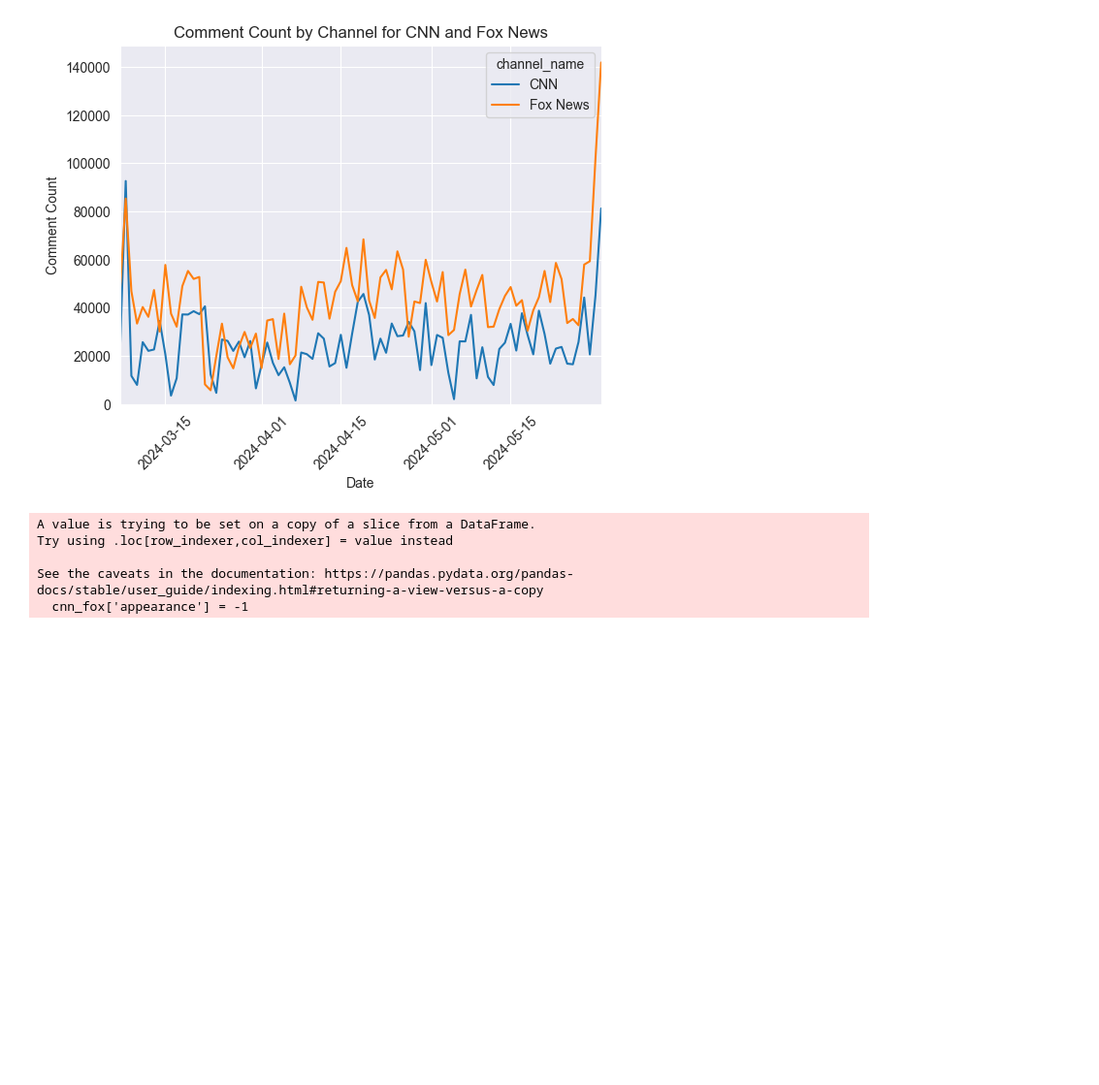
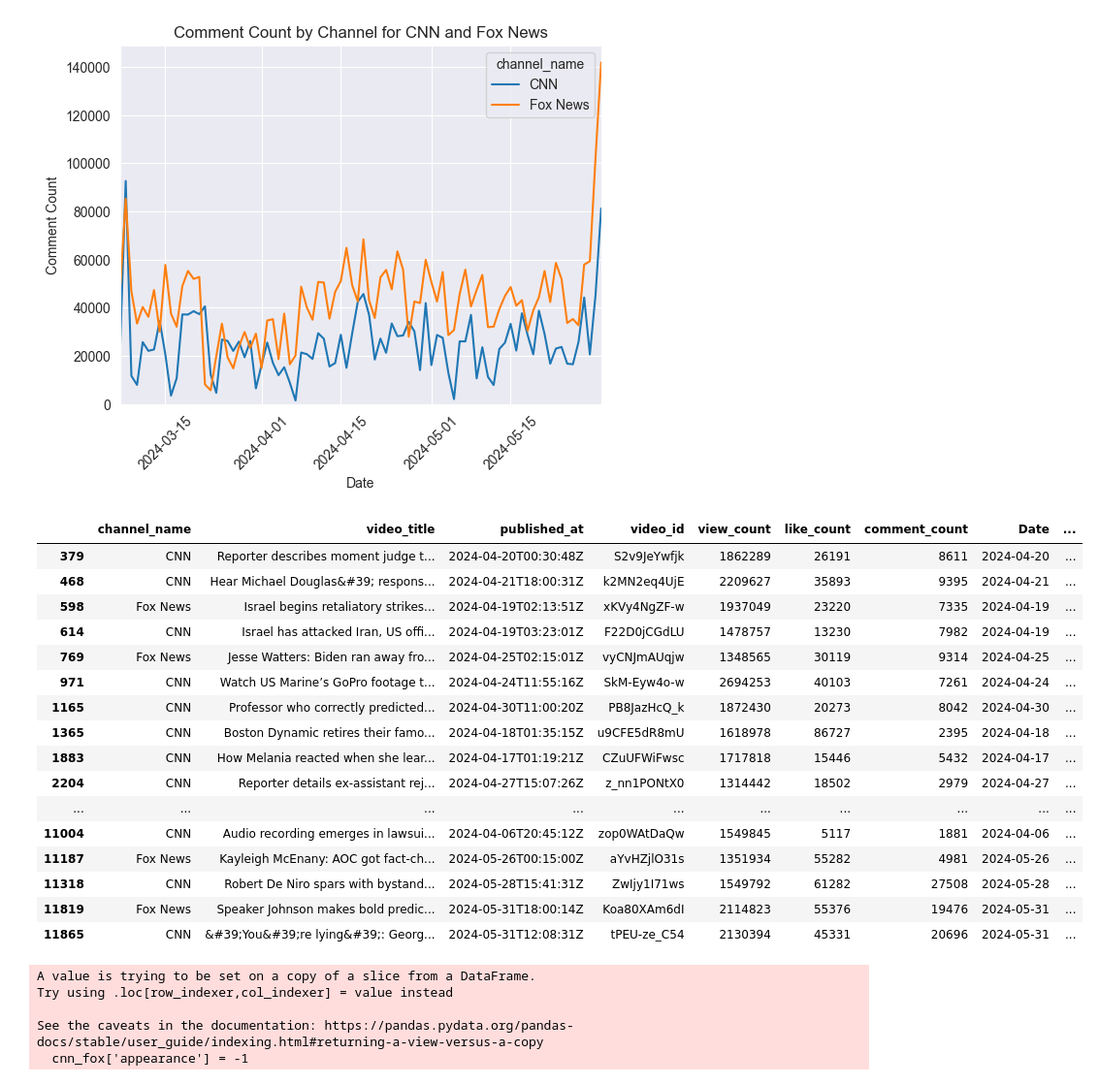
Before and after one commit to tyrionhuu/YouTube_Data_Science, a Jupyter notebook: time_series/src/video_statistics.ipynb, the cells around one changed output. Shown at 97% size. Cells and saved outputs as stored; diff of their text form; code cells hidden in the pictures; blank space fills up the shorter version.

```diff
--- a/time_series/src/video_statistics.ipynb
+++ b/time_series/src/video_statistics.ipynb
@@ -187,6 +263,29 @@ plt.show()
 [figure]
 <Figure size 1000x600 with 0 Axes>
 [figure]
+# %%
+# find the outliers
+cnn_fox['view_count'].describe()
+# find those from 75% to 100%
+cnn_fox[cnn_fox['view_count'] > cnn_fox['view_count'].quantile(0.99)]
+# %% [output]
+|  | channel_name | video_title | published_at | video_id | view_count | like_count | comment_count | Date | ... |
+| 379 | CNN | Reporter describes moment judge t... | 2024-04-20T00:30:48Z | S2v9JeYwfjk | 1862289 | 26191 | 8611 | 2024-04-20 | ... |
+| 468 | CNN | Hear Michael Douglas&#39; respons... | 2024-04-21T18:00:31Z | k2MN2eq4UjE | 2209627 | 35893 | 9395 | 2024-04-21 | ... |
+| 598 | Fox News | Israel begins retaliatory strikes... | 2024-04-19T02:13:51Z | xKVy4NgZF-w | 1937049 | 23220 | 7335 | 2024-04-19 | ... |
+| 614 | CNN | Israel has attacked Iran, US offi... | 2024-04-19T03:23:01Z | F22D0jCGdLU | 1478757 | 13230 | 7982 | 2024-04-19 | ... |
+| 769 | Fox News | Jesse Watters: Biden ran away fro... | 2024-04-25T02:15:01Z | vyCNJmAUqjw | 1348565 | 30119 | 9314 | 2024-04-25 | ... |
+| 971 | CNN | Watch US Marine’s GoPro footage t... | 2024-04-24T11:55:16Z | SkM-Eyw4o-w | 2694253 | 40103 | 7261 | 2024-04-24 | ... |
+| 1165 | CNN | Professor who correctly predicted... | 2024-04-30T11:00:20Z | PB8JazHcQ_k | 1872430 | 20273 | 8042 | 2024-04-30 | ... |
+| 1365 | CNN | Boston Dynamic retires their famo... | 2024-04-18T01:35:15Z | u9CFE5dR8mU | 1618978 | 86727 | 2395 | 2024-04-18 | ... |
+| 1883 | CNN | How Melania reacted when she lear... | 2024-04-17T01:19:21Z | CZuUFWiFwsc | 1717818 | 15446 | 5432 | 2024-04-17 | ... |
+| 2204 | CNN | Reporter details ex-assistant rej... | 2024-04-27T15:07:26Z | z_nn1PONtX0 | 1314442 | 18502 | 2979 | 2024-04-27 | ... |
+| ... | ... | ... | ... | ... | ... | ... | ... | ... | ... |
+| 11004 | CNN | Audio recording emerges in lawsui... | 2024-04-06T20:45:12Z | zop0WAtDaQw | 1549845 | 5117 | 1881 | 2024-04-06 | ... |
+| 11187 | Fox News | Kayleigh McEnany: AOC got fact-ch... | 2024-05-26T00:15:00Z | aYvHZjlO31s | 1351934 | 55282 | 4981 | 2024-05-26 | ... |
+| 11318 | CNN | Robert De Niro spars with bystand... | 2024-05-28T15:41:31Z | ZwIjy1I71ws | 1549792 | 61282 | 27508 | 2024-05-28 | ... |
+| 11819 | Fox News | Speaker Johnson makes bold predic... | 2024-05-31T18:00:14Z | Koa80XAm6dI | 2114823 | 55376 | 19476 | 2024-05-31 | ... |
+| 11865 | CNN | &#39;You&#39;re lying&#39;: Georg... | 2024-05-31T12:08:31Z | tPEU-ze_C54 | 2130394 | 45331 | 20696 | 2024-05-31 | ... |
 # %%
 # Initialize appearance column with default value
 cnn_fox['appearance'] = -1
```
Also changed, not shown: parts of 5 cells of this notebook.
